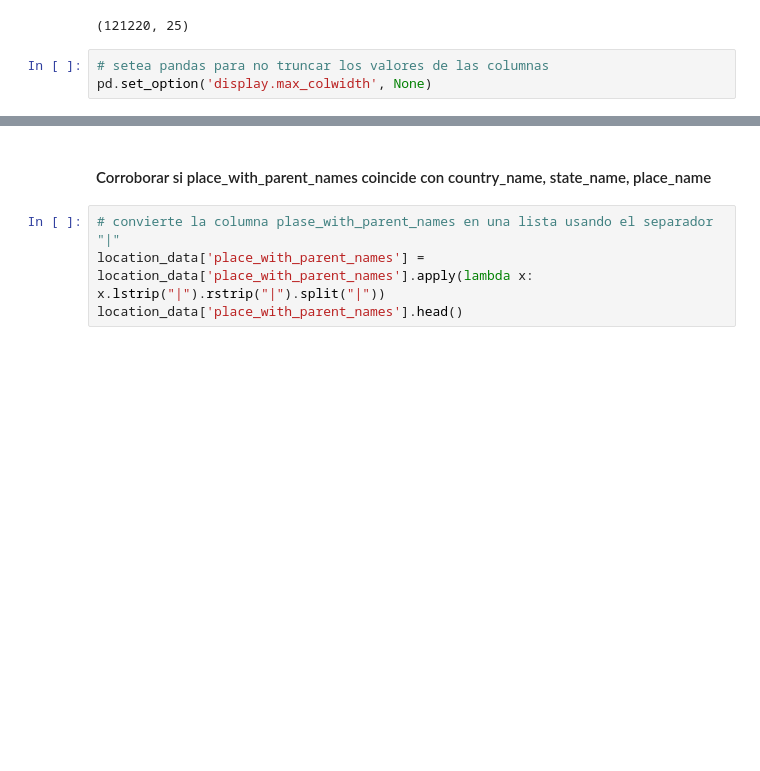
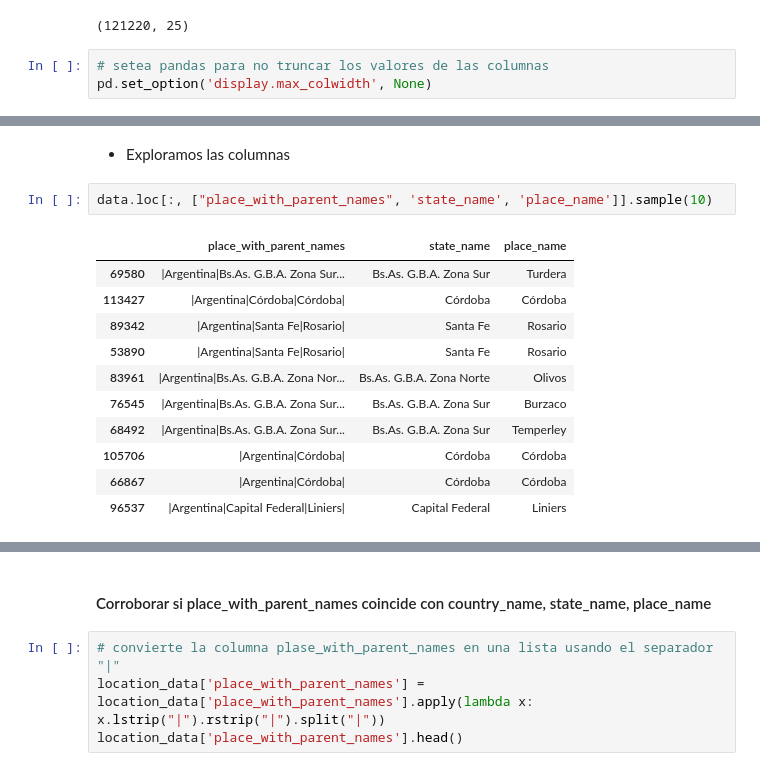
Before and after one commit to LuiosDyet/dh-ds-pi-1, a Jupyter notebook: ubicacion.ipynb, the cells around one changed output, grey strips where cells are left out. Saved outputs shown, nothing was run; the diff lists cells and outputs as text; blank space fills up the shorter version.

```diff
--- a/ubicacion.ipynb
+++ b/ubicacion.ipynb
@@ -26,0 +39,16 @@ location_data.head()
+# %% [markdown]
+- Exploramos las columnas
+# %%
+data.loc[:, ["place_with_parent_names", 'state_name', 'place_name']].sample(10)
+# %% [output]
+|  | place_with_parent_names | state_name | place_name |
+| 69580 | |Argentina|Bs.As. G.B.A. Zona Sur... | Bs.As. G.B.A. Zona Sur | Turdera |
+| 113427 | |Argentina|Córdoba|Córdoba| | Córdoba | Córdoba |
+| 89342 | |Argentina|Santa Fe|Rosario| | Santa Fe | Rosario |
+| 53890 | |Argentina|Santa Fe|Rosario| | Santa Fe | Rosario |
+| 83961 | |Argentina|Bs.As. G.B.A. Zona Nor... | Bs.As. G.B.A. Zona Norte | Olivos |
+| 76545 | |Argentina|Bs.As. G.B.A. Zona Sur... | Bs.As. G.B.A. Zona Sur | Burzaco |
+| 68492 | |Argentina|Bs.As. G.B.A. Zona Sur... | Bs.As. G.B.A. Zona Sur | Temperley |
+| 105706 | |Argentina|Córdoba| | Córdoba | Córdoba |
+| 66867 | |Argentina|Córdoba| | Córdoba | Córdoba |
+| 96537 | |Argentina|Capital Federal|Liniers| | Capital Federal | Liniers |
```
Also changed, not shown: parts of 12 cells of this notebook, 1 other file.
